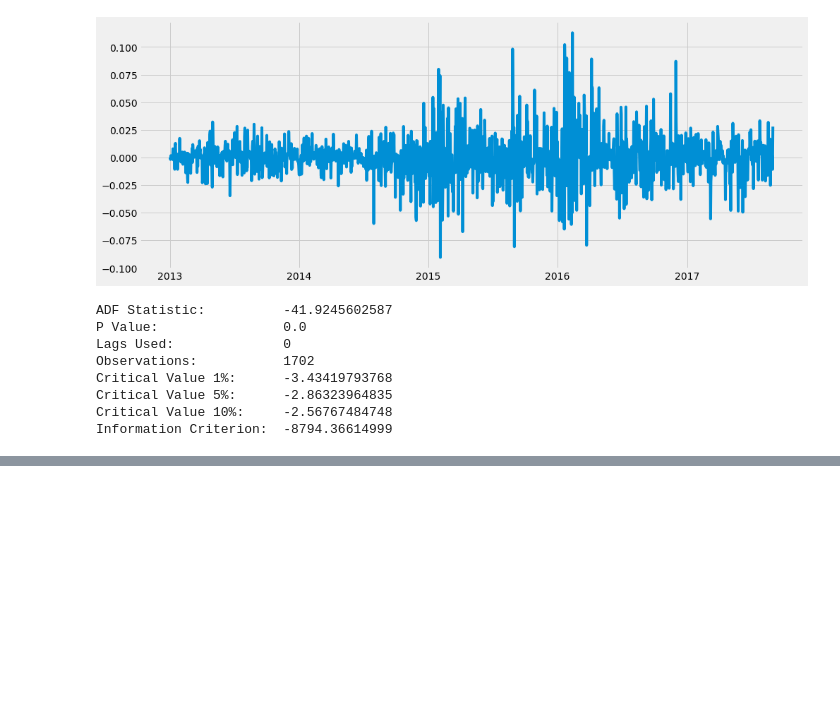
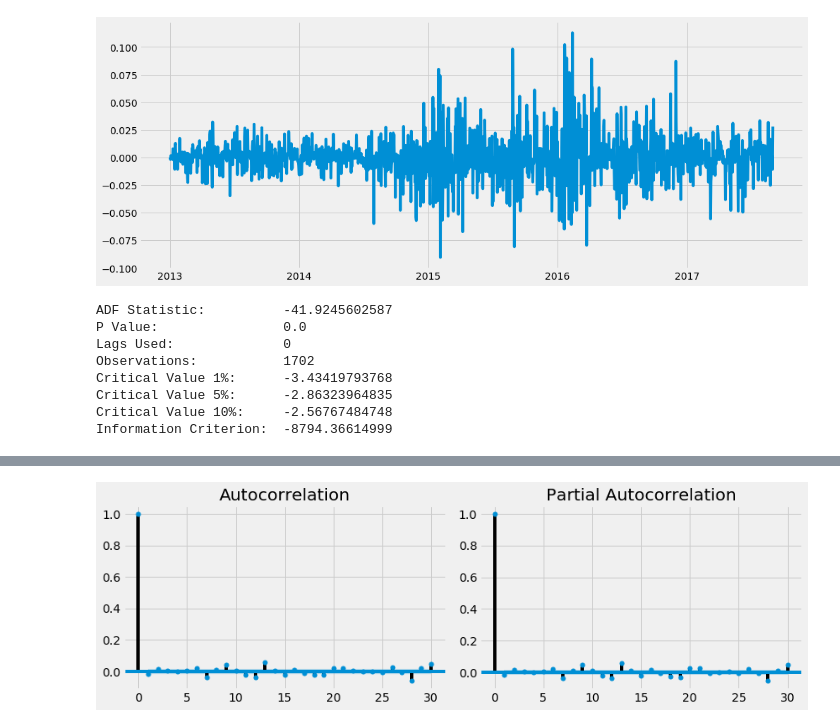
Before and after one commit to erstrong/FavoritaGrocery, a Jupyter notebook: Part3-ClusteringandModels/Time Series/Oil Time Series.ipynb, the cells around one changed output, grey strips where cells are left out. Drawn from its saved outputs; the diff is of its cells as text; code cells hidden in the pictures; blank space fills up the shorter version.

```diff
--- a/Part3-ClusteringandModels/Time Series/Oil Time Series.ipynb
+++ b/Part3-ClusteringandModels/Time Series/Oil Time Series.ipynb
@@ -188,0 +204,11 @@ Information Criterion:  -8794.36614999
+# %%
+import statsmodels.tsa.api as smt
+import statsmodels.formula.api as smf
+fig, axes = plt.subplots(1, 2, sharey=False, sharex=False)
+fig.set_figwidth(12)
+fig.set_figheight(4)
+smt.graphics.plot_acf(log_diff, lags=30, ax=axes[0], alpha=0.5)
+smt.graphics.plot_pacf(log_diff, lags=30, ax=axes[1], alpha=0.5)
+plt.tight_layout()
+# %% [output]
+[figure, added]
```
Also changed, not shown: parts of 61 cells of this notebook, 2 other files.
